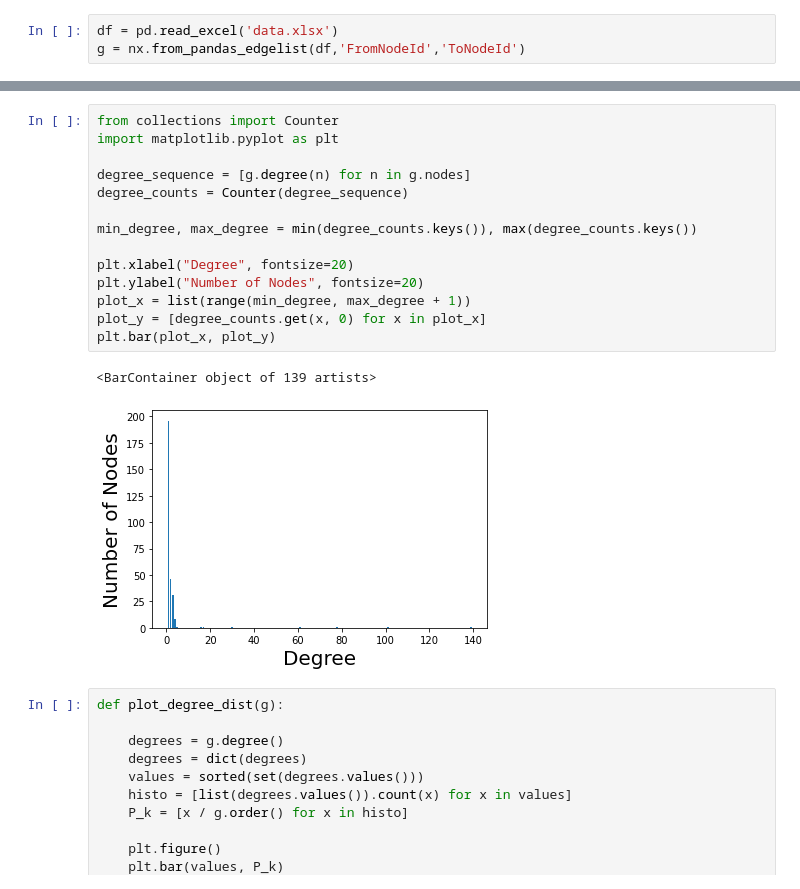
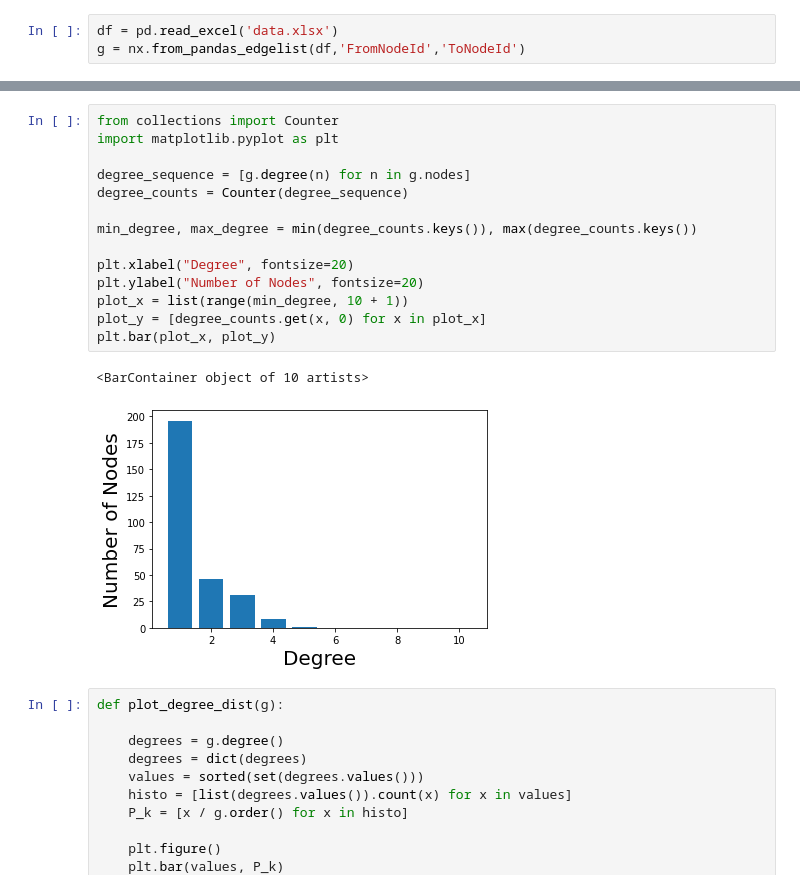
Before and after one commit to ishak131/social_project, a Jupyter notebook: Project.ipynb, the cells around one changed output, grey strips where cells are left out. Saved outputs shown, nothing was run; the diff lists cells and outputs as text.

```diff
--- a/Project.ipynb
+++ b/Project.ipynb
@@ -23,20 +23,20 @@ print(nx.to_numpy_matrix(g))
 # %%
 from collections import Counter
 import matplotlib.pyplot as plt
 
 degree_sequence = [g.degree(n) for n in g.nodes]
 degree_counts = Counter(degree_sequence)
 
 min_degree, max_degree = min(degree_counts.keys()), max(degree_counts.keys())
 
 plt.xlabel("Degree", fontsize=20)
 plt.ylabel("Number of Nodes", fontsize=20)
-plot_x = list(range(min_degree, max_degree + 1))
+plot_x = list(range(min_degree, 10 + 1))
 plot_y = [degree_counts.get(x, 0) for x in plot_x]
 plt.bar(plot_x, plot_y)
 # %% [output]
-<BarContainer object of 139 artists>
+<BarContainer object of 10 artists>
-[figure, old version]
+[figure, new version]
 # %%
 def plot_degree_dist(g):
 
```
Also changed, not shown: parts of 10 cells of this notebook, 5 other files.
